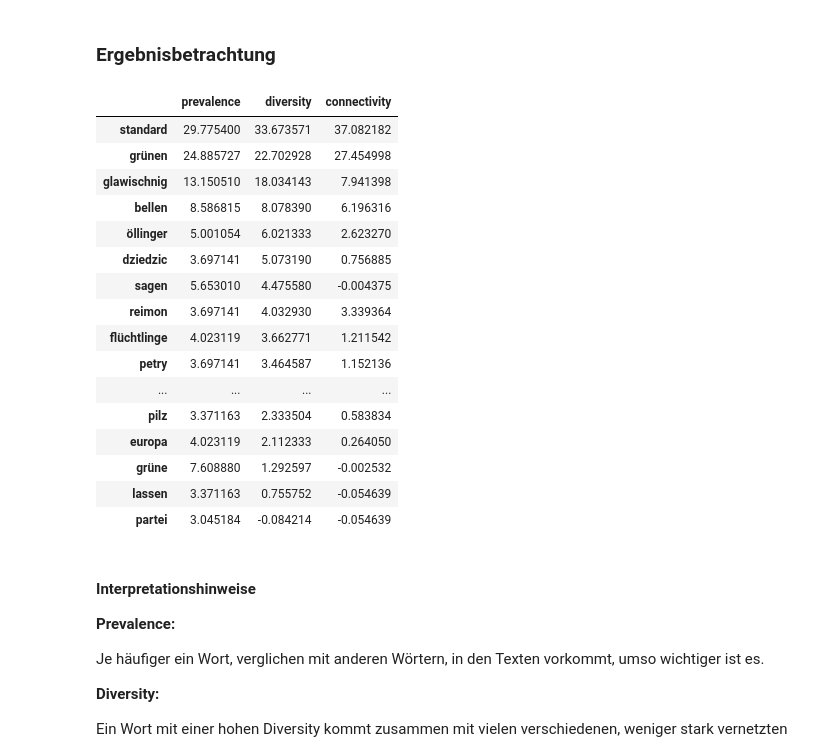
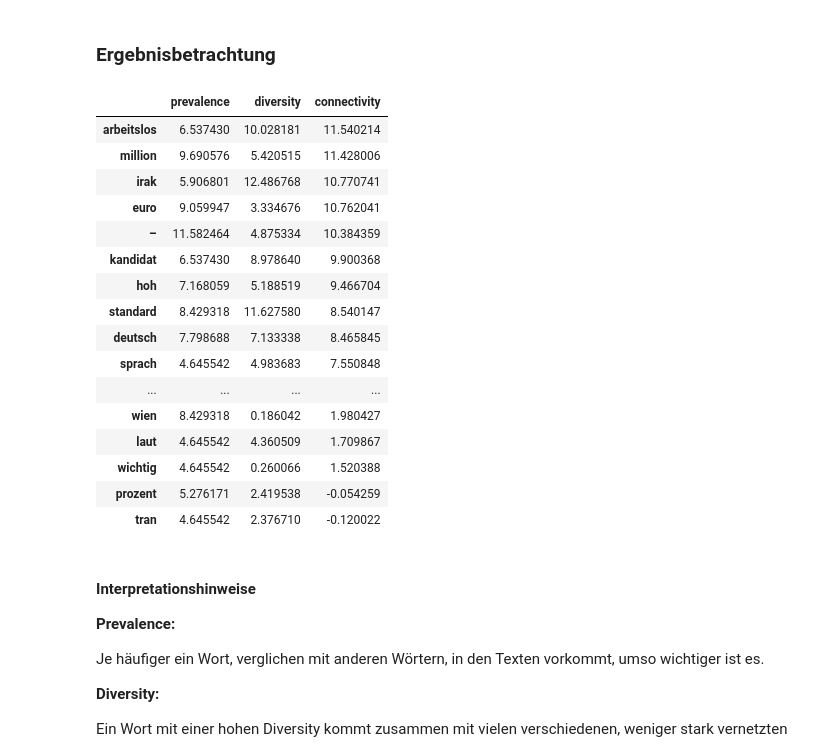
Before and after one commit to chiller13/keywordextraction, a Jupyter notebook: Demo Keyword Extraction.ipynb, the cells around one changed output. Drawn from its saved outputs; the diff is of its cells as text; code cells hidden in the pictures.

```diff
--- a/Demo Keyword Extraction.ipynb
+++ b/Demo Keyword Extraction.ipynb
@@ -33,7 +33,7 @@ Im folgenden Codefeld bitte den Pfad zu einer Datei angeben, deren Inhalt dem Fo
 Zusätzlich bitte die Sprache der Texte wie beschrieben angeben und eventuelle Wörter, die vom Algorithmus ignoriert werden sollen, in der Liste 'additional_stopwords' angeben.
 # %%
 # hier den Pfad zur csv-Datei angeben
-PATH_texts = 'data/news.csv'
+PATH_texts = '../../CodeAlltag/news.csv'
 
 # hier die gewünschte Sprache angeben ('en' oder 'de')
 language = 'de'
@@ -75,7 +75,7 @@ Vor der Generierung des Graphen werden die Texte bereinigt. Das umfasst folgende
 - Reduktion von Wörtern auf ihren Wortstamm (z.B. *gesehen* und *sah* werden zu *seh*)
 # %%
 # Die Texte werden bereinigt und in Tokens zerlegt
-texts_tokenized = textgraph.clean_texts(texts=texts, stopwords=stopwords) # bei Bedarf Stemmer übergeben
+texts_tokenized = textgraph.clean_texts(texts=texts, stopwords=stopwords, stemmer=stemmer) # bei Bedarf Stemmer übergeben
 # %% [output]
 Convert to lowercase
 Remove words that start with HTTP
@@ -97,6 +98,6 @@ Aus den Inhalten der Texte wird ein Graph generiert.
 
 der Linkfilter kann nach Bedarf angepasst werden.
 # %%
-G = textgraph.create_wcn(texts=texts_tokenized, link_filter=3)
+G = textgraph.create_wcn(texts=texts_tokenized, link_filter=4)
 # %% [output]
 Original Network
@@ -113,7 +114,7 @@ Es werden folgende Metriken berechnet:
 
 Die Metriken werden pro Wort / Knoten berechnet und anschließend standardisiert. Jede dieser Metriken kann als die Wichtigkeit eines Wortes in den eingegebenen Texten gesehen werden. Eine Interpretation folgt bei der Betrachtung der Ergebnisse.
 # %%
-metrics = textmetrics.calculateTextMetrics(G, texts_tokenized)
+metrics = textmetrics.calculateTextMetrics(G, texts_tokenized, parallel=True)
 # %% [output]
 WARNING: Loops will be ignored.
 # %% [markdown]
@@ -123,24 +124,24 @@ WARNING: Loops will be ignored.
 n_top = 20
 # %%
-metrics.iloc[:n_top,:].sort_values(by='diversity', ascending=False)
+metrics.iloc[:n_top,:].sort_values(by='connectivity', ascending=False)
 # %% [output]
 |  | prevalence | diversity | connectivity |
-| standard | 29.775400 | 33.673571 | 37.082182 |
-| grünen | 24.885727 | 22.702928 | 27.454998 |
-| glawischnig | 13.150510 | 18.034143 | 7.941398 |
-| bellen | 8.586815 | 8.078390 | 6.196316 |
-| öllinger | 5.001054 | 6.021333 | 2.623270 |
-| dziedzic | 3.697141 | 5.073190 | 0.756885 |
-| sagen | 5.653010 | 4.475580 | -0.004375 |
-| reimon | 3.697141 | 4.032930 | 3.339364 |
-| flüchtlinge | 4.023119 | 3.662771 | 1.211542 |
-| petry | 3.697141 | 3.464587 | 1.152136 |
+| arbeitslos | 6.537430 | 10.028181 | 11.540214 |
+| million | 9.690576 | 5.420515 | 11.428006 |
+| irak | 5.906801 | 12.486768 | 10.770741 |
+| euro | 9.059947 | 3.334676 | 10.762041 |
+| – | 11.582464 | 4.875334 | 10.384359 |
+| kandidat | 6.537430 | 8.978640 | 9.900368 |
+| hoh | 7.168059 | 5.188519 | 9.466704 |
+| standard | 8.429318 | 11.627580 | 8.540147 |
+| deutsch | 7.798688 | 7.133338 | 8.465845 |
+| sprach | 4.645542 | 4.983683 | 7.550848 |
 | ... | ... | ... | ... |
-| pilz | 3.371163 | 2.333504 | 0.583834 |
-| europa | 4.023119 | 2.112333 | 0.264050 |
-| grüne | 7.608880 | 1.292597 | -0.002532 |
-| lassen | 3.371163 | 0.755752 | -0.054639 |
-| partei | 3.045184 | -0.084214 | -0.054639 |
+| wien | 8.429318 | 0.186042 | 1.980427 |
+| laut | 4.645542 | 4.360509 | 1.709867 |
+| wichtig | 4.645542 | 0.260066 | 1.520388 |
+| prozent | 5.276171 | 2.419538 | -0.054259 |
+| tran | 4.645542 | 2.376710 | -0.120022 |
 # %% [markdown]
 #### Interpretationshinweise
 
```
Also changed, not shown: parts of 6 cells of this notebook, 4 other files.
